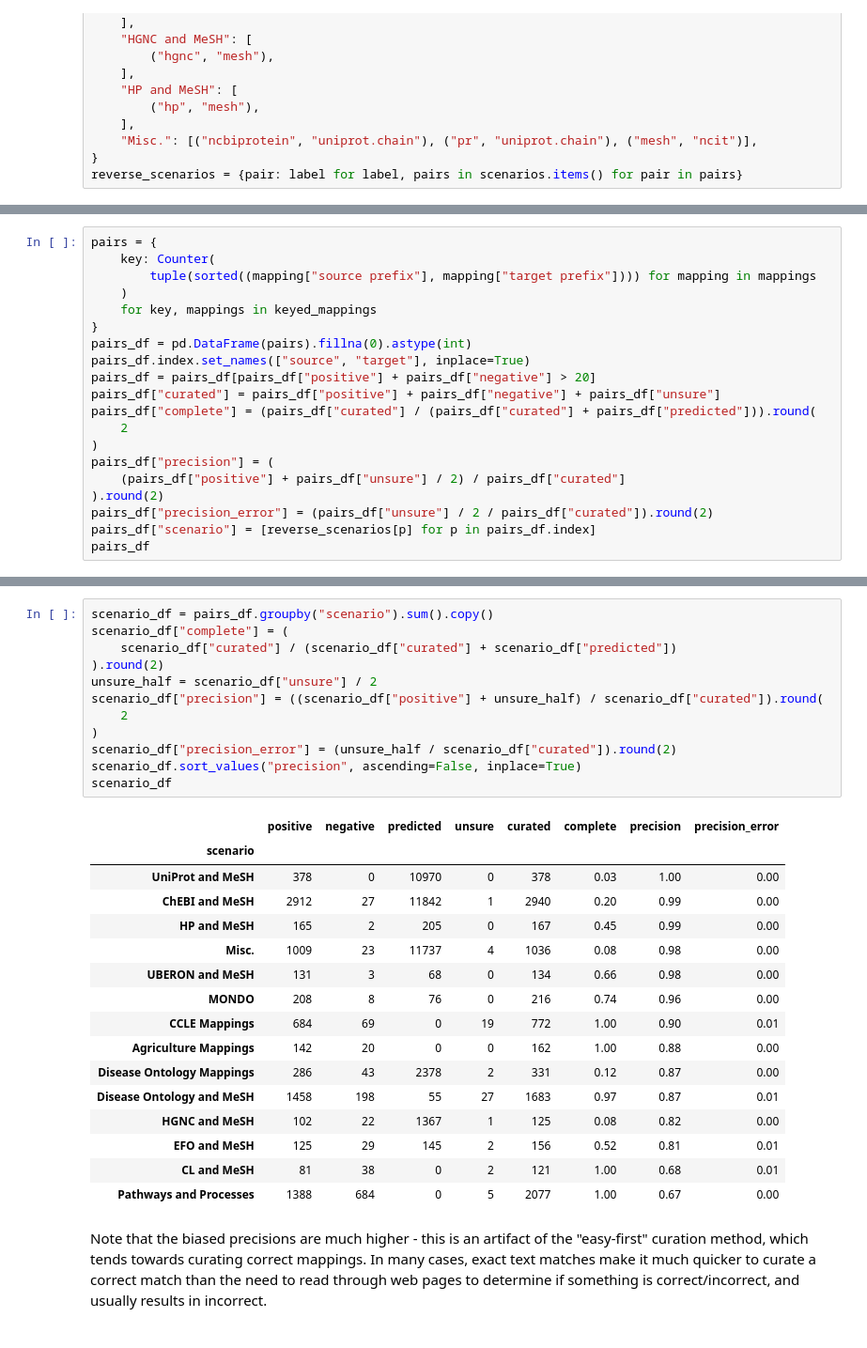
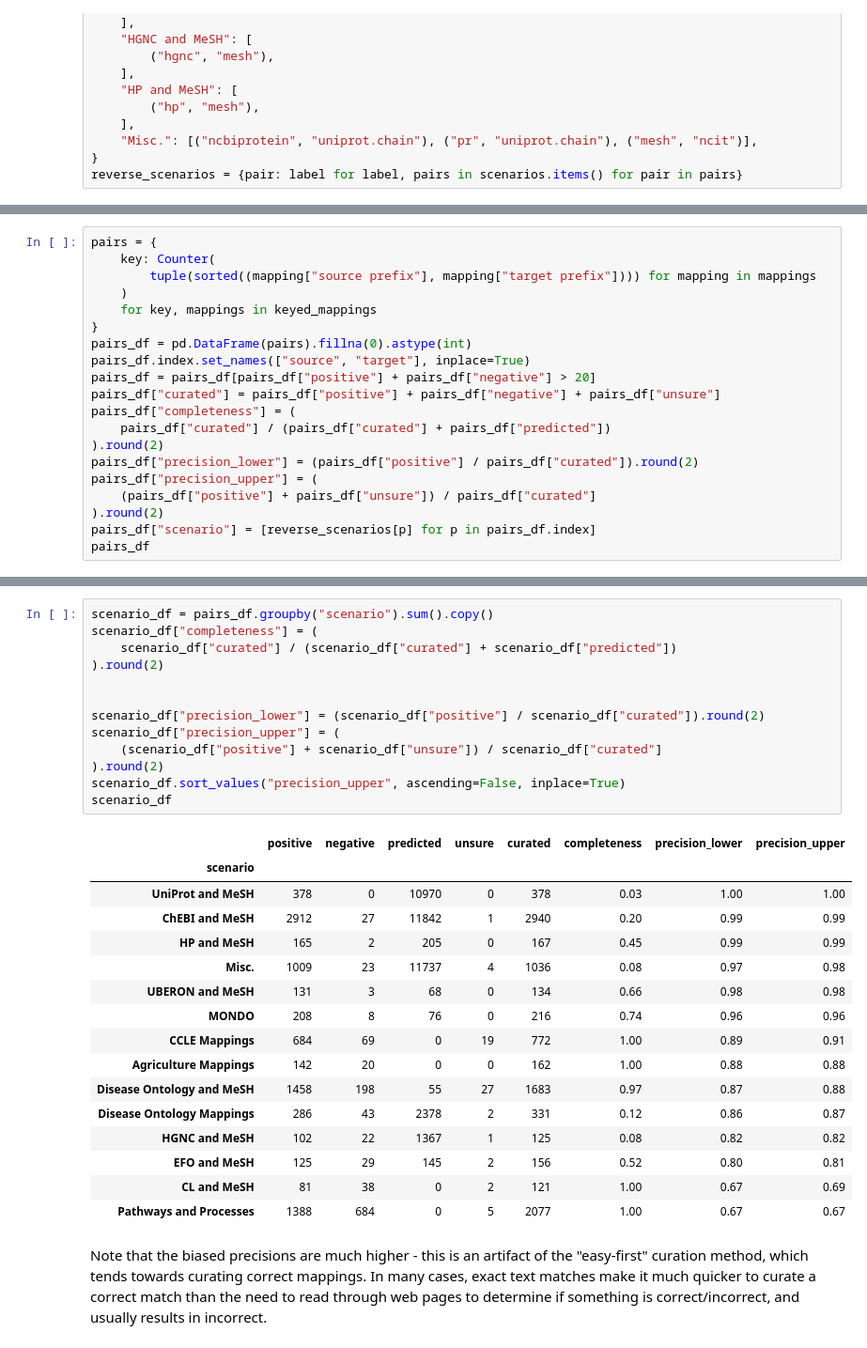
Before and after one commit to biopragmatics/biomappings, a Jupyter notebook: notebooks/curation-precision.ipynb, the cells around one changed output, grey strips where cells are left out. Shown at 94% size. Cells and saved outputs as stored; diff of their text form.

```diff
--- a/notebooks/curation-precision.ipynb
+++ b/notebooks/curation-precision.ipynb
@@ -146,13 +151,13 @@ pairs_df = pd.DataFrame(pairs).fillna(0).astype(int)
 pairs_df.index.set_names(["source", "target"], inplace=True)
 pairs_df = pairs_df[pairs_df["positive"] + pairs_df["negative"] > 20]
 pairs_df["curated"] = pairs_df["positive"] + pairs_df["negative"] + pairs_df["unsure"]
-pairs_df["complete"] = (pairs_df["curated"] / (pairs_df["curated"] + pairs_df["predicted"])).round(
-    2
-)
-pairs_df["precision"] = (
-    (pairs_df["positive"] + pairs_df["unsure"] / 2) / pairs_df["curated"]
+pairs_df["completeness"] = (
+    pairs_df["curated"] / (pairs_df["curated"] + pairs_df["predicted"])
 ).round(2)
-pairs_df["precision_error"] = (pairs_df["unsure"] / 2 / pairs_df["curated"]).round(2)
+pairs_df["precision_lower"] = (pairs_df["positive"] / pairs_df["curated"]).round(2)
+pairs_df["precision_upper"] = (
+    (pairs_df["positive"] + pairs_df["unsure"]) / pairs_df["curated"]
+).round(2)
 pairs_df["scenario"] = [reverse_scenarios[p] for p in pairs_df.index]
 pairs_df
 # %% [output]
@@ -177,32 +182,33 @@ pairs_df
 # %%
 scenario_df = pairs_df.groupby("scenario").sum().copy()
-scenario_df["complete"] = (
+scenario_df["completeness"] = (
     scenario_df["curated"] / (scenario_df["curated"] + scenario_df["predicted"])
 ).round(2)
-unsure_half = scenario_df["unsure"] / 2
-scenario_df["precision"] = ((scenario_df["positive"] + unsure_half) / scenario_df["curated"]).round(
-    2
-)
-scenario_df["precision_error"] = (unsure_half / scenario_df["curated"]).round(2)
-scenario_df.sort_values("precision", ascending=False, inplace=True)
+
+
+scenario_df["precision_lower"] = (scenario_df["positive"] / scenario_df["curated"]).round(2)
+scenario_df["precision_upper"] = (
+    (scenario_df["positive"] + scenario_df["unsure"]) / scenario_df["curated"]
+).round(2)
+scenario_df.sort_values("precision_upper", ascending=False, inplace=True)
 scenario_df
 # %% [output]
-|  | positive | negative | predicted | unsure | curated | complete | precision | precision_error |
+|  | positive | negative | predicted | unsure | curated | completeness | precision_lower | precision_upper |
 | scenario |  |  |  |  |  |  |  |  |
-| UniProt and MeSH | 378 | 0 | 10970 | 0 | 378 | 0.03 | 1.00 | 0.00 |
-| ChEBI and MeSH | 2912 | 27 | 11842 | 1 | 2940 | 0.20 | 0.99 | 0.00 |
-| HP and MeSH | 165 | 2 | 205 | 0 | 167 | 0.45 | 0.99 | 0.00 |
-| Misc. | 1009 | 23 | 11737 | 4 | 1036 | 0.08 | 0.98 | 0.00 |
-| UBERON and MeSH | 131 | 3 | 68 | 0 | 134 | 0.66 | 0.98 | 0.00 |
-| MONDO | 208 | 8 | 76 | 0 | 216 | 0.74 | 0.96 | 0.00 |
-| CCLE Mappings | 684 | 69 | 0 | 19 | 772 | 1.00 | 0.90 | 0.01 |
-| Agriculture Mappings | 142 | 20 | 0 | 0 | 162 | 1.00 | 0.88 | 0.00 |
-| Disease Ontology Mappings | 286 | 43 | 2378 | 2 | 331 | 0.12 | 0.87 | 0.00 |
-| Disease Ontology and MeSH | 1458 | 198 | 55 | 27 | 1683 | 0.97 | 0.87 | 0.01 |
-| HGNC and MeSH | 102 | 22 | 1367 | 1 | 125 | 0.08 | 0.82 | 0.00 |
-| EFO and MeSH | 125 | 29 | 145 | 2 | 156 | 0.52 | 0.81 | 0.01 |
-| CL and MeSH | 81 | 38 | 0 | 2 | 121 | 1.00 | 0.68 | 0.01 |
-| Pathways and Processes | 1388 | 684 | 0 | 5 | 2077 | 1.00 | 0.67 | 0.00 |
+| UniProt and MeSH | 378 | 0 | 10970 | 0 | 378 | 0.03 | 1.00 | 1.00 |
+| ChEBI and MeSH | 2912 | 27 | 11842 | 1 | 2940 | 0.20 | 0.99 | 0.99 |
+| HP and MeSH | 165 | 2 | 205 | 0 | 167 | 0.45 | 0.99 | 0.99 |
+| Misc. | 1009 | 23 | 11737 | 4 | 1036 | 0.08 | 0.97 | 0.98 |
+| UBERON and MeSH | 131 | 3 | 68 | 0 | 134 | 0.66 | 0.98 | 0.98 |
+| MONDO | 208 | 8 | 76 | 0 | 216 | 0.74 | 0.96 | 0.96 |
+| CCLE Mappings | 684 | 69 | 0 | 19 | 772 | 1.00 | 0.89 | 0.91 |
+| Agriculture Mappings | 142 | 20 | 0 | 0 | 162 | 1.00 | 0.88 | 0.88 |
+| Disease Ontology and MeSH | 1458 | 198 | 55 | 27 | 1683 | 0.97 | 0.87 | 0.88 |
+| Disease Ontology Mappings | 286 | 43 | 2378 | 2 | 331 | 0.12 | 0.86 | 0.87 |
+| HGNC and MeSH | 102 | 22 | 1367 | 1 | 125 | 0.08 | 0.82 | 0.82 |
+| EFO and MeSH | 125 | 29 | 145 | 2 | 156 | 0.52 | 0.80 | 0.81 |
+| CL and MeSH | 81 | 38 | 0 | 2 | 121 | 1.00 | 0.67 | 0.69 |
+| Pathways and Processes | 1388 | 684 | 0 | 5 | 2077 | 1.00 | 0.67 | 0.67 |
 # %% [markdown]
 Note that the biased precisions are much higher - this is an artifact of the "easy-first" curation method, which tends towards curating correct mappings. In many cases, exact text matches make it much quicker to curate a correct match than the need to read through web pages to determine if something is correct/incorrect, and usually results in incorrect.
 # %%
```
Also changed, not shown: parts of 7 cells of this notebook, 1 other file.
